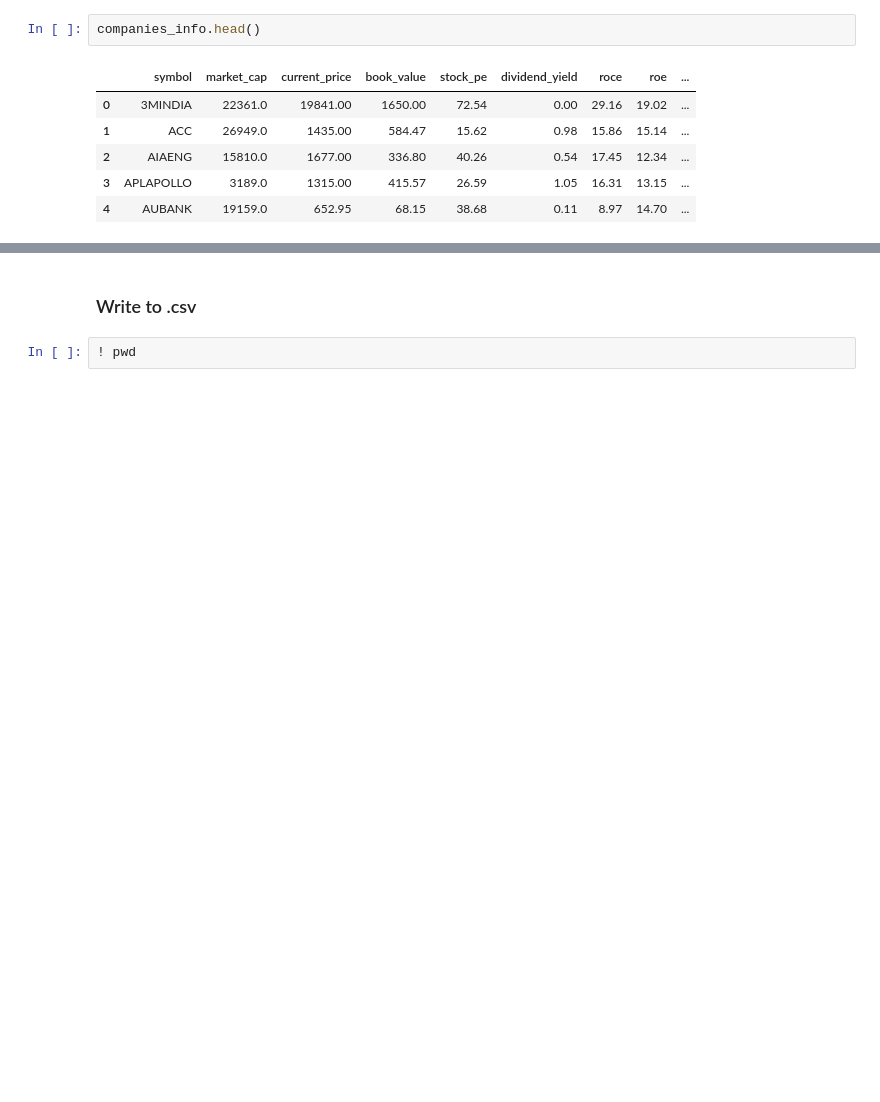
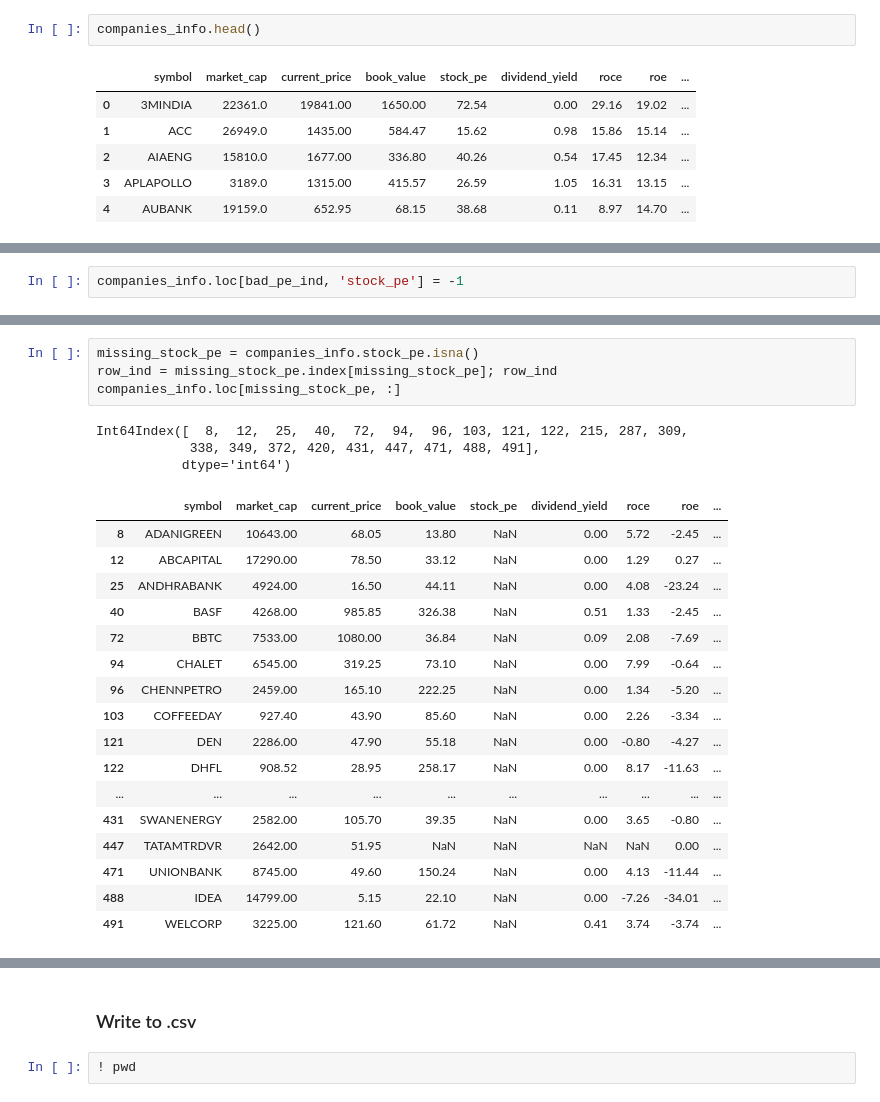
Before and after one commit to ManishBarnwal/clustering-nse-500, a Jupyter notebook: notebooks/scrape_company_info_modular_code.ipynb, the cells around one changed output, grey strips where cells are left out. Saved outputs shown, nothing was run; the diff lists cells and outputs as text; blank space fills up the shorter version.

```diff
--- a/notebooks/scrape_company_info_modular_code.ipynb
+++ b/notebooks/scrape_company_info_modular_code.ipynb
@@ -331,0 +428,2 @@ companies_info.head()
+# %%
+companies_info.loc[bad_pe_ind, 'stock_pe'] = -1
@@ -331,0 +446,25 @@ companies_info.head()
+# %%
+missing_stock_pe = companies_info.stock_pe.isna()
+row_ind = missing_stock_pe.index[missing_stock_pe]; row_ind
+companies_info.loc[missing_stock_pe, :]
+# %% [output]
+Int64Index([  8,  12,  25,  40,  72,  94,  96, 103, 121, 122, 215, 287, 309,
+            338, 349, 372, 420, 431, 447, 471, 488, 491],
+           dtype='int64')
+|  | symbol | market_cap | current_price | book_value | stock_pe | dividend_yield | roce | roe | ... |
+| 8 | ADANIGREEN | 10643.00 | 68.05 | 13.80 | NaN | 0.00 | 5.72 | -2.45 | ... |
+| 12 | ABCAPITAL | 17290.00 | 78.50 | 33.12 | NaN | 0.00 | 1.29 | 0.27 | ... |
+| 25 | ANDHRABANK | 4924.00 | 16.50 | 44.11 | NaN | 0.00 | 4.08 | -23.24 | ... |
+| 40 | BASF | 4268.00 | 985.85 | 326.38 | NaN | 0.51 | 1.33 | -2.45 | ... |
+| 72 | BBTC | 7533.00 | 1080.00 | 36.84 | NaN | 0.09 | 2.08 | -7.69 | ... |
+| 94 | CHALET | 6545.00 | 319.25 | 73.10 | NaN | 0.00 | 7.99 | -0.64 | ... |
+| 96 | CHENNPETRO | 2459.00 | 165.10 | 222.25 | NaN | 0.00 | 1.34 | -5.20 | ... |
+| 103 | COFFEEDAY | 927.40 | 43.90 | 85.60 | NaN | 0.00 | 2.26 | -3.34 | ... |
+| 121 | DEN | 2286.00 | 47.90 | 55.18 | NaN | 0.00 | -0.80 | -4.27 | ... |
+| 122 | DHFL | 908.52 | 28.95 | 258.17 | NaN | 0.00 | 8.17 | -11.63 | ... |
+| ... | ... | ... | ... | ... | ... | ... | ... | ... | ... |
+| 431 | SWANENERGY | 2582.00 | 105.70 | 39.35 | NaN | 0.00 | 3.65 | -0.80 | ... |
+| 447 | TATAMTRDVR | 2642.00 | 51.95 | NaN | NaN | NaN | NaN | 0.00 | ... |
+| 471 | UNIONBANK | 8745.00 | 49.60 | 150.24 | NaN | 0.00 | 4.13 | -11.44 | ... |
+| 488 | IDEA | 14799.00 | 5.15 | 22.10 | NaN | 0.00 | -7.26 | -34.01 | ... |
+| 491 | WELCORP | 3225.00 | 121.60 | 61.72 | NaN | 0.41 | 3.74 | -3.74 | ... |
```
Also changed, not shown: parts of 16 cells of this notebook, 1 other file.
